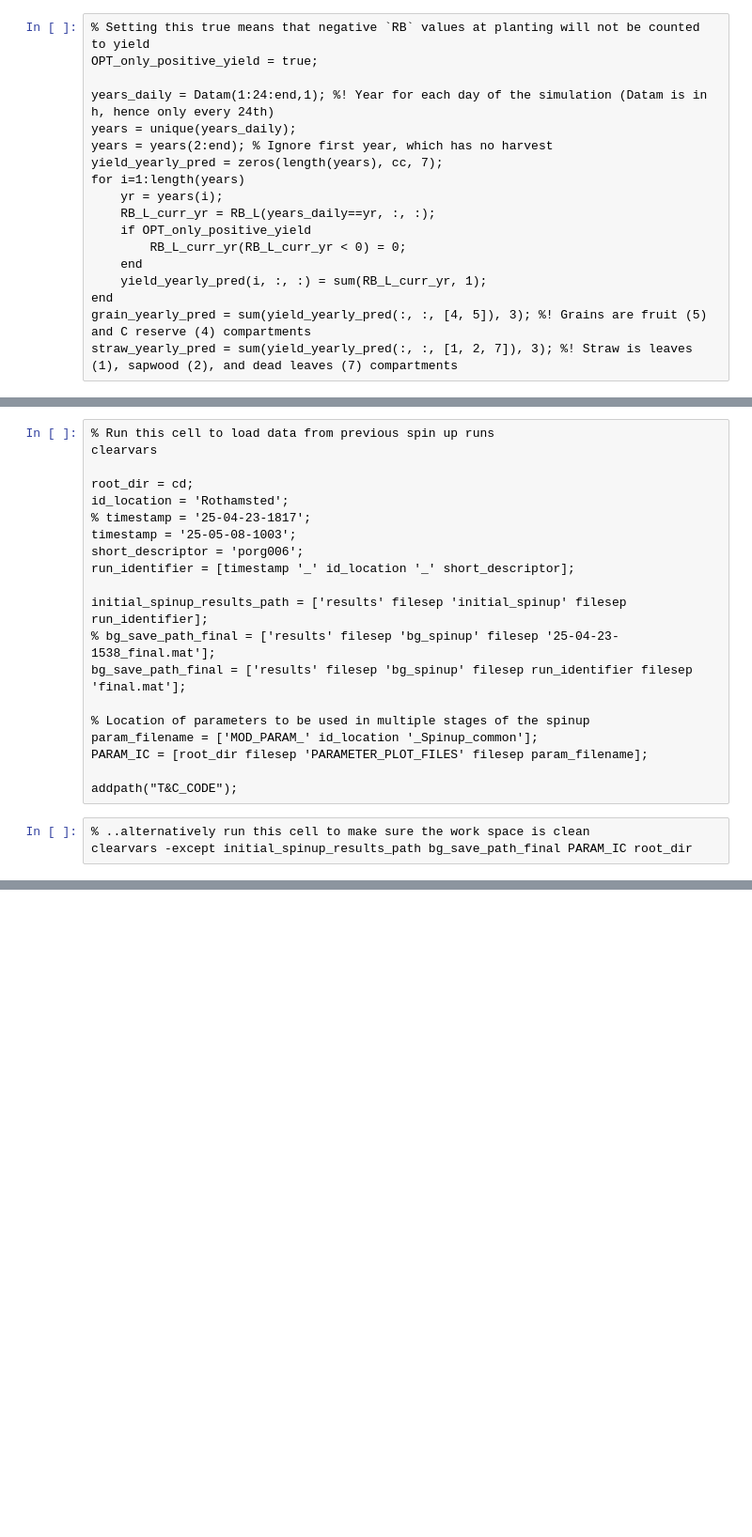
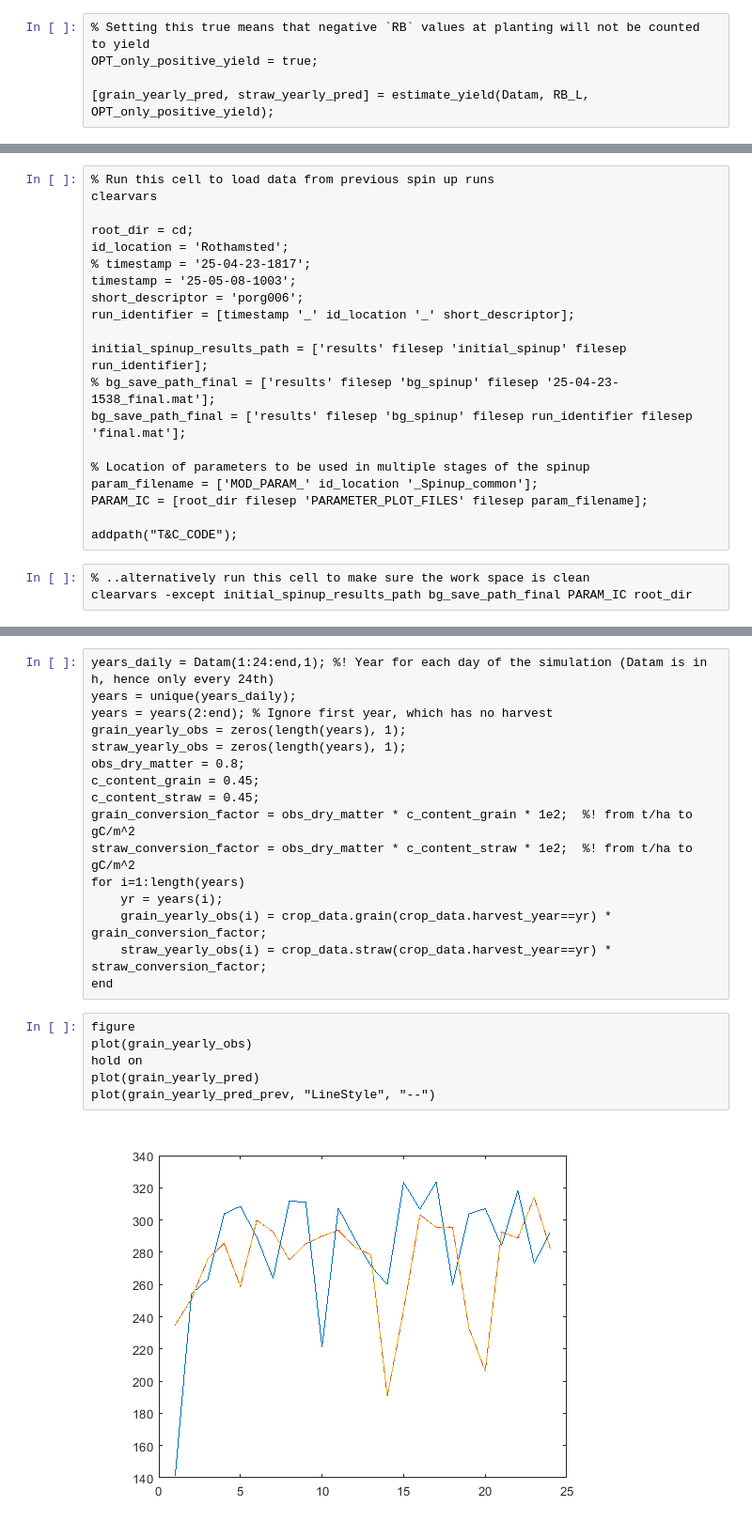
Before and after one commit to bauerfe/TnC, a Jupyter notebook: Rothamsted_Spinup.ipynb, the cells around one changed output, grey strips where cells are left out. Shown: that part at 94% size. Cells and saved outputs as stored; diff of their text form; blank space fills up the shorter version.

```diff
--- a/Rothamsted_Spinup.ipynb
+++ b/Rothamsted_Spinup.ipynb
@@ -77,20 +77,7 @@ load(initial_spinup_results_path);
 % Setting this true means that negative `RB` values at planting will not be counted to yield
 OPT_only_positive_yield = true;
 
-years_daily = Datam(1:24:end,1); %! Year for each day of the simulation (Datam is in h, hence only every 24th)
-years = unique(years_daily);
-years = years(2:end); % Ignore first year, which has no harvest
-yield_yearly_pred = zeros(length(years), cc, 7);
-for i=1:length(years)
-    yr = years(i);
-    RB_L_curr_yr = RB_L(years_daily==yr, :, :);
-    if OPT_only_positive_yield
-        RB_L_curr_yr(RB_L_curr_yr < 0) = 0;
-    end
-    yield_yearly_pred(i, :, :) = sum(RB_L_curr_yr, 1);
-end
-grain_yearly_pred = sum(yield_yearly_pred(:, :, [4, 5]), 3); %! Grains are fruit (5) and C reserve (4) compartments
-straw_yearly_pred = sum(yield_yearly_pred(:, :, [1, 2, 7]), 3); %! Straw is leaves (1), sapwood (2), and dead leaves (7) compartments
+[grain_yearly_pred, straw_yearly_pred] = estimate_yield(Datam, RB_L, OPT_only_positive_yield);
 # %%
 relevant_strip = 21;  %! Strip 3: No fertilizer, 21 (=2.1): Most fertilizer, highest yield
 crop_data = readtable(['data' filesep 'Rothamsted_yield_data.csv']);
@@ -295,0 +369,24 @@ Warning: Directory already exists.
+# %%
+years_daily = Datam(1:24:end,1); %! Year for each day of the simulation (Datam is in h, hence only every 24th)
+years = unique(years_daily);
+years = years(2:end); % Ignore first year, which has no harvest
+grain_yearly_obs = zeros(length(years), 1);
+straw_yearly_obs = zeros(length(years), 1);
+obs_dry_matter = 0.8;
+c_content_grain = 0.45;
+c_content_straw = 0.45;
+grain_conversion_factor = obs_dry_matter * c_content_grain * 1e2;  %! from t/ha to gC/m^2
+straw_conversion_factor = obs_dry_matter * c_content_straw * 1e2;  %! from t/ha to gC/m^2
+for i=1:length(years)
+    yr = years(i);
+    grain_yearly_obs(i) = crop_data.grain(crop_data.harvest_year==yr) * grain_conversion_factor;
+    straw_yearly_obs(i) = crop_data.straw(crop_data.harvest_year==yr) * straw_conversion_factor;
+end
+# %%
+figure
+plot(grain_yearly_obs)
+hold on
+plot(grain_yearly_pred)
+plot(grain_yearly_pred_prev, "LineStyle", "--")
+# %% [output]
+[figure, added]
```
Also changed, not shown: parts of 16 cells of this notebook.
